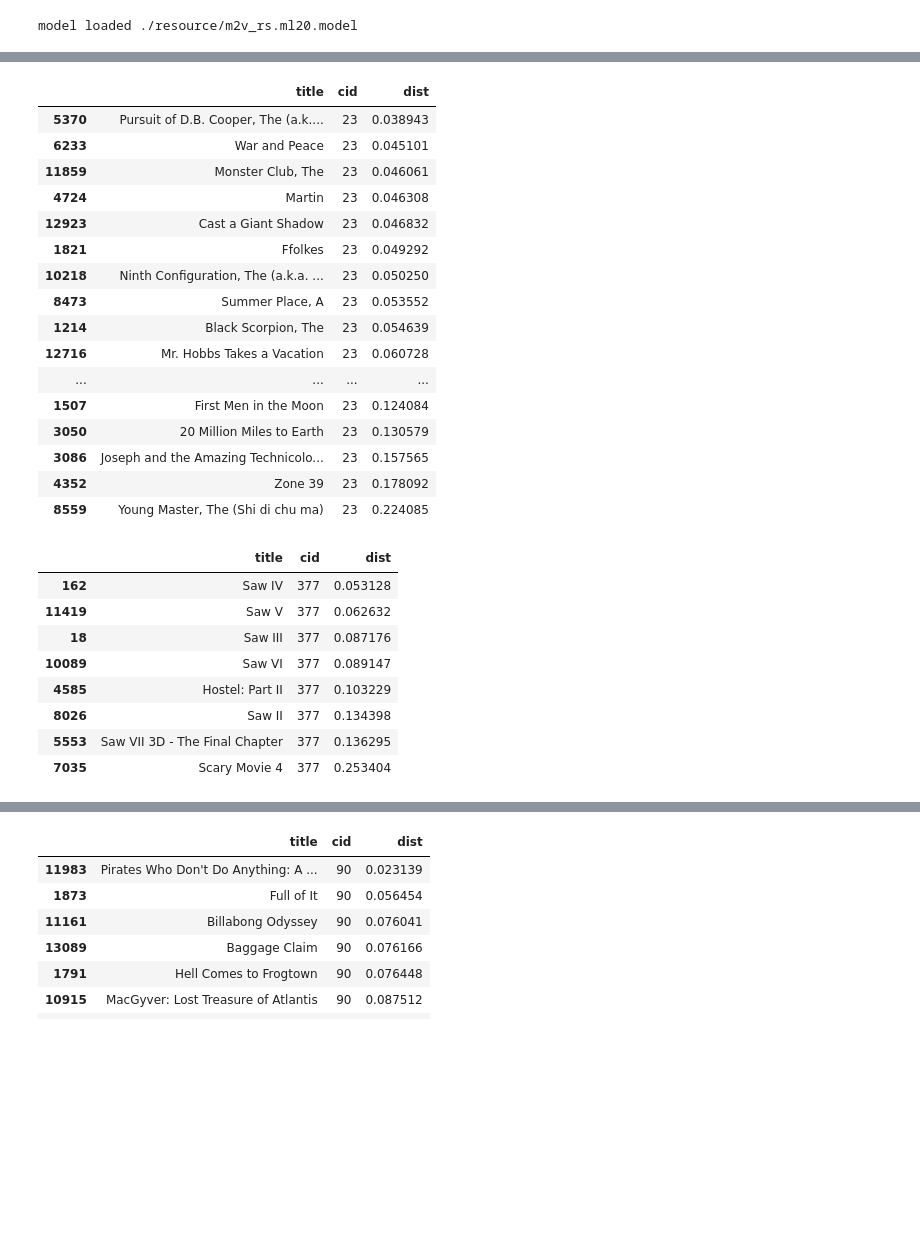
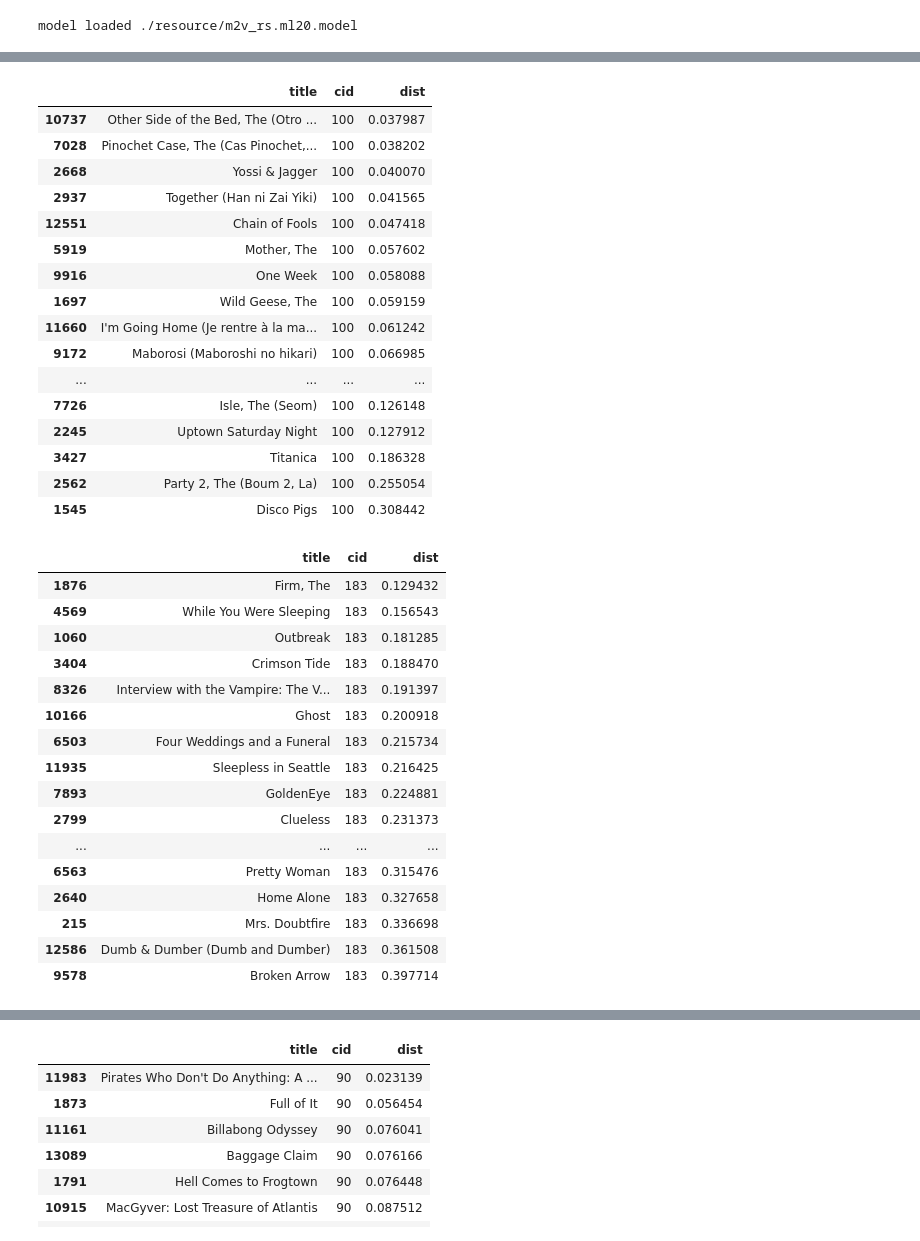
Before and after one commit to goodvc78/fc-recsys-lecture, a Jupyter notebook: week4/05-m2v-recsys-clustering.ipynb, the cells around one changed output, grey strips where cells are left out. Drawn from its saved outputs; the diff is of its cells as text; code cells hidden in the pictures; blank space fills up the shorter version.

```diff
--- a/week4/05-m2v-recsys-clustering.ipynb
+++ b/week4/05-m2v-recsys-clustering.ipynb
@@ -124,3 +148,5 @@ m2v_rs_ml20 = m2v_recsys('ml-20m')
 m2v_rs_ml20.load_model('./resource/m2v_rs.ml20.model')
 # %% [output]
 model loaded ./resource/m2v_rs.ml20.model
+# %%
+m2v_rs_ml20.load_model('./resource/m2v_rs.ml20.model')
@@ -147,35 +175,43 @@ kmeans: 15 iterations  cluster sizes: [10  9  1  3  8  1  1 17 11  9  4  5 18  4
 # %%
-m2v_rs_ml20.clusterMembersByCId(23)
+m2v_rs_ml20.clusterMembersByCId(100)
 # %% [output]
 |  | title | cid | dist |
-| 5370 | Pursuit of D.B. Cooper, The (a.k.... | 23 | 0.038943 |
-| 6233 | War and Peace | 23 | 0.045101 |
-| 11859 | Monster Club, The | 23 | 0.046061 |
-| 4724 | Martin | 23 | 0.046308 |
-| 12923 | Cast a Giant Shadow | 23 | 0.046832 |
-| 1821 | Ffolkes | 23 | 0.049292 |
-| 10218 | Ninth Configuration, The (a.k.a. ... | 23 | 0.050250 |
-| 8473 | Summer Place, A | 23 | 0.053552 |
-| 1214 | Black Scorpion, The | 23 | 0.054639 |
-| 12716 | Mr. Hobbs Takes a Vacation | 23 | 0.060728 |
+| 10737 | Other Side of the Bed, The (Otro ... | 100 | 0.037987 |
+| 7028 | Pinochet Case, The (Cas Pinochet,... | 100 | 0.038202 |
+| 2668 | Yossi & Jagger | 100 | 0.040070 |
+| 2937 | Together (Han ni Zai Yiki) | 100 | 0.041565 |
+| 12551 | Chain of Fools | 100 | 0.047418 |
+| 5919 | Mother, The | 100 | 0.057602 |
+| 9916 | One Week | 100 | 0.058088 |
+| 1697 | Wild Geese, The | 100 | 0.059159 |
+| 11660 | I'm Going Home (Je rentre à la ma... | 100 | 0.061242 |
+| 9172 | Maborosi (Maboroshi no hikari) | 100 | 0.066985 |
 | ... | ... | ... | ... |
-| 1507 | First Men in the Moon | 23 | 0.124084 |
-| 3050 | 20 Million Miles to Earth | 23 | 0.130579 |
-| 3086 | Joseph and the Amazing Technicolo... | 23 | 0.157565 |
-| 4352 | Zone 39 | 23 | 0.178092 |
-| 8559 | Young Master, The (Shi di chu ma) | 23 | 0.224085 |
+| 7726 | Isle, The (Seom) | 100 | 0.126148 |
+| 2245 | Uptown Saturday Night | 100 | 0.127912 |
+| 3427 | Titanica | 100 | 0.186328 |
+| 2562 | Party 2, The (Boum 2, La) | 100 | 0.255054 |
+| 1545 | Disco Pigs | 100 | 0.308442 |
 # %%
-m2v_rs_ml20.clusterMembersByTitle('Saw II')
+m2v_rs_ml20.clusterMembersByTitle('Pretty Woman')
 # %% [output]
 |  | title | cid | dist |
-| 162 | Saw IV | 377 | 0.053128 |
-| 11419 | Saw V | 377 | 0.062632 |
-| 18 | Saw III | 377 | 0.087176 |
-| 10089 | Saw VI | 377 | 0.089147 |
-| 4585 | Hostel: Part II | 377 | 0.103229 |
-| 8026 | Saw II | 377 | 0.134398 |
-| 5553 | Saw VII 3D - The Final Chapter | 377 | 0.136295 |
-| 7035 | Scary Movie 4 | 377 | 0.253404 |
+| 1876 | Firm, The | 183 | 0.129432 |
+| 4569 | While You Were Sleeping | 183 | 0.156543 |
+| 1060 | Outbreak | 183 | 0.181285 |
+| 3404 | Crimson Tide | 183 | 0.188470 |
+| 8326 | Interview with the Vampire: The V... | 183 | 0.191397 |
+| 10166 | Ghost | 183 | 0.200918 |
+| 6503 | Four Weddings and a Funeral | 183 | 0.215734 |
+| 11935 | Sleepless in Seattle | 183 | 0.216425 |
+| 7893 | GoldenEye | 183 | 0.224881 |
+| 2799 | Clueless | 183 | 0.231373 |
+| ... | ... | ... | ... |
+| 6563 | Pretty Woman | 183 | 0.315476 |
+| 2640 | Home Alone | 183 | 0.327658 |
+| 215 | Mrs. Doubtfire | 183 | 0.336698 |
+| 12586 | Dumb & Dumber (Dumb and Dumber) | 183 | 0.361508 |
+| 9578 | Broken Arrow | 183 | 0.397714 |
 # %%
 m2v_rs_ml20.clusterMembersByTitle('Nixon')
 # %% [output]
```
Also changed, not shown: parts of 6 cells of this notebook, 3 other files.
